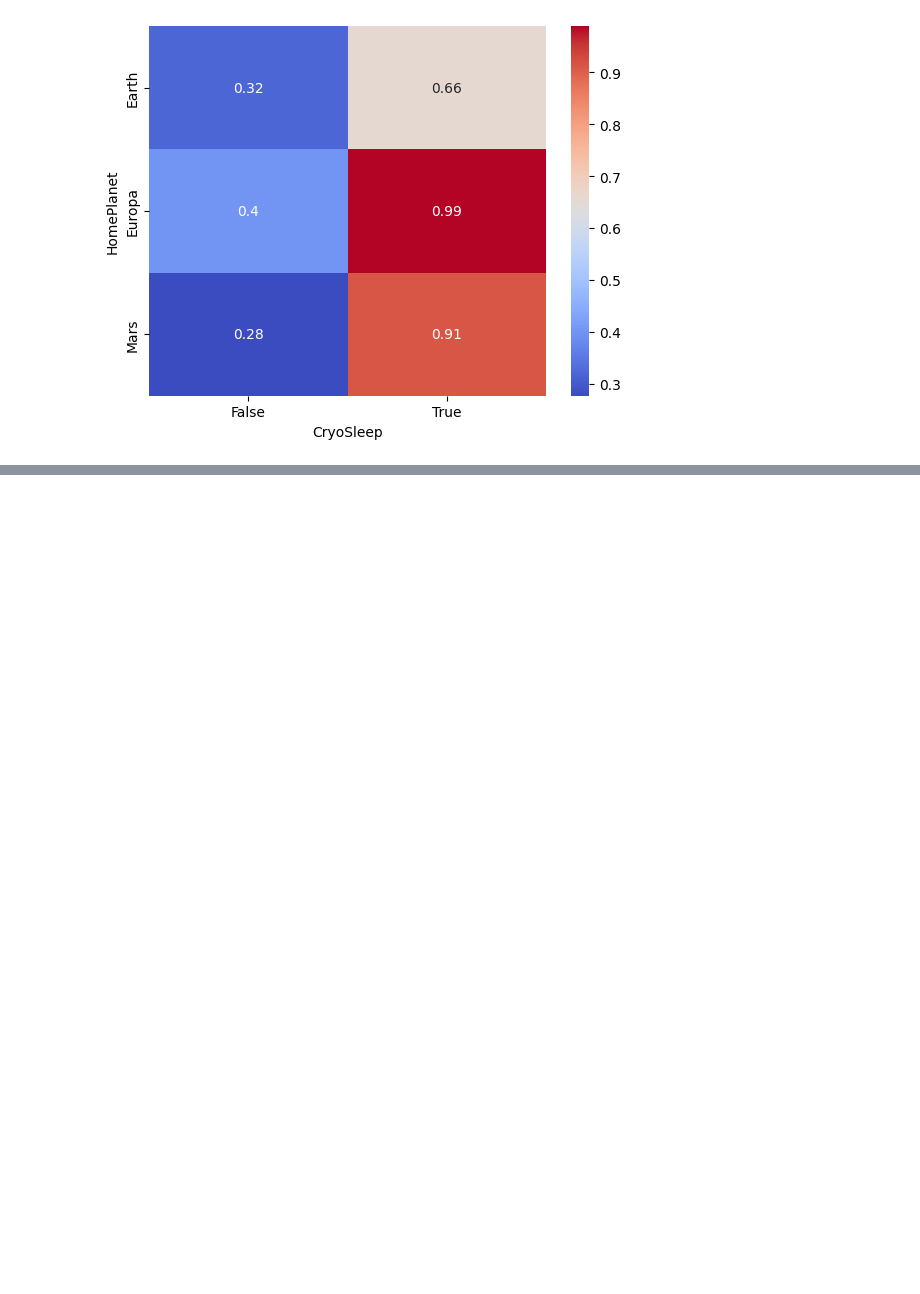
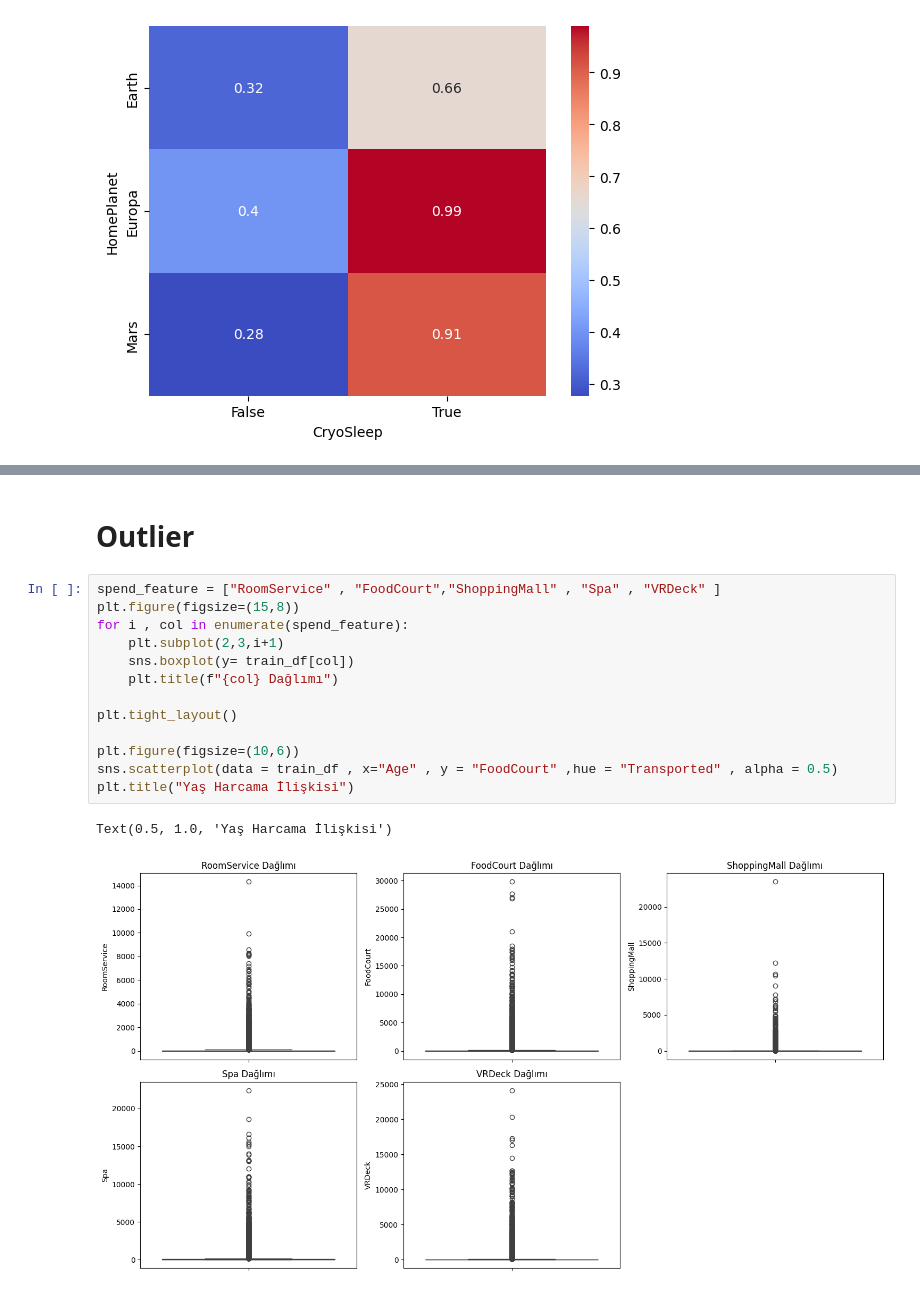
Before and after one commit to burakltnds/Kaggle_Notebook, a Jupyter notebook: spaceship_titanic.ipynb, the cells around one changed output, grey strips where cells are left out. Drawn from its saved outputs; the diff is of its cells as text; blank space fills up the shorter version.

```diff
--- a/spaceship_titanic.ipynb
+++ b/spaceship_titanic.ipynb
@@ -96,0 +116,18 @@ sns.heatmap (pivot , annot = True , cmap = "coolwarm")
+# %% [markdown]
+# Outlier
+# %%
+spend_feature = ["RoomService" , "FoodCourt","ShoppingMall" , "Spa" , "VRDeck" ]
+plt.figure(figsize=(15,8))
+for i , col in enumerate(spend_feature):
+    plt.subplot(2,3,i+1)
+    sns.boxplot(y= train_df[col])
+    plt.title(f"{col} Dağlımı")
+
+plt.tight_layout()
+
+plt.figure(figsize=(10,6))
+sns.scatterplot(data = train_df , x="Age" , y = "FoodCourt" ,hue = "Transported" , alpha = 0.5)
+plt.title("Yaş Harcama İlişkisi")
+# %% [output]
+Text(0.5, 1.0, 'Yaş Harcama İlişkisi')
+[figure, added]
```
Also changed, not shown: parts of 6 cells of this notebook.
